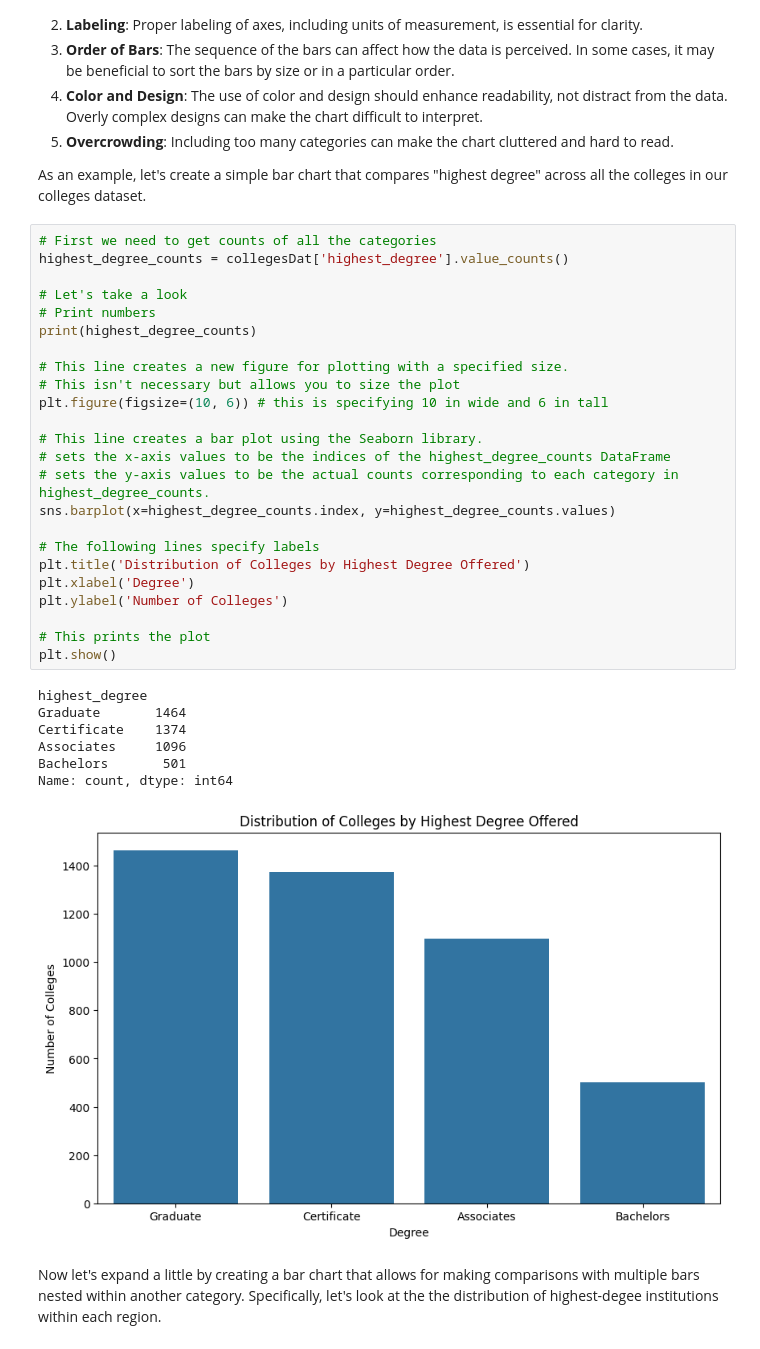
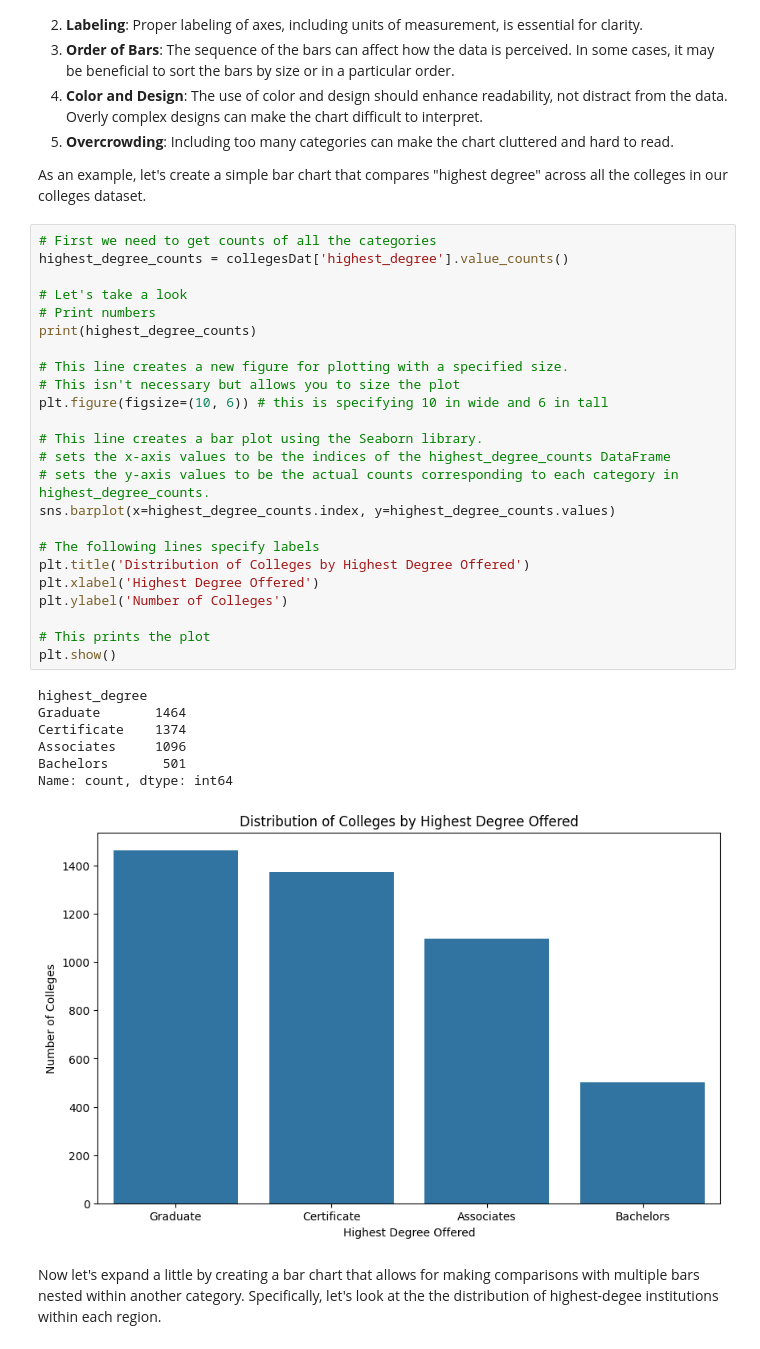
Before and after one commit to kristinporter/DSC201_602, a Jupyter notebook: Python-Notebook3.ipynb, the cells around one changed output. Cells and saved outputs as stored; diff of their text form.

```diff
--- a/Python-Notebook3.ipynb
+++ b/Python-Notebook3.ipynb
@@ -52,35 +52,35 @@ As an example, let's create a simple bar chart that compares "highest degree" ac
 # %%
 # First we need to get counts of all the categories
 highest_degree_counts = collegesDat['highest_degree'].value_counts()
 
 # Let's take a look
 # Print numbers
 print(highest_degree_counts)
 
 # This line creates a new figure for plotting with a specified size.
 # This isn't necessary but allows you to size the plot
 plt.figure(figsize=(10, 6)) # this is specifying 10 in wide and 6 in tall
 
 # This line creates a bar plot using the Seaborn library.
 # sets the x-axis values to be the indices of the highest_degree_counts DataFrame
 # sets the y-axis values to be the actual counts corresponding to each category in highest_degree_counts.
 sns.barplot(x=highest_degree_counts.index, y=highest_degree_counts.values)
 
 # The following lines specify labels
 plt.title('Distribution of Colleges by Highest Degree Offered')
-plt.xlabel('Degree')
+plt.xlabel('Highest Degree Offered')
 plt.ylabel('Number of Colleges')
 
 # This prints the plot
 plt.show()
 # %% [output]
 highest_degree
 Graduate       1464
 Certificate    1374
 Associates     1096
 Bachelors       501
 Name: count, dtype: int64
-[figure, old version]
+[figure, new version]
 # %% [markdown]
 Now let's expand a little by creating a bar chart that allows for making comparisons with multiple bars nested within another category. Specifically, let's look at the the distribution of highest-degee institutions within each region.
 # %%
```
Also changed, not shown: parts of 12 cells of this notebook, 2 other files.
